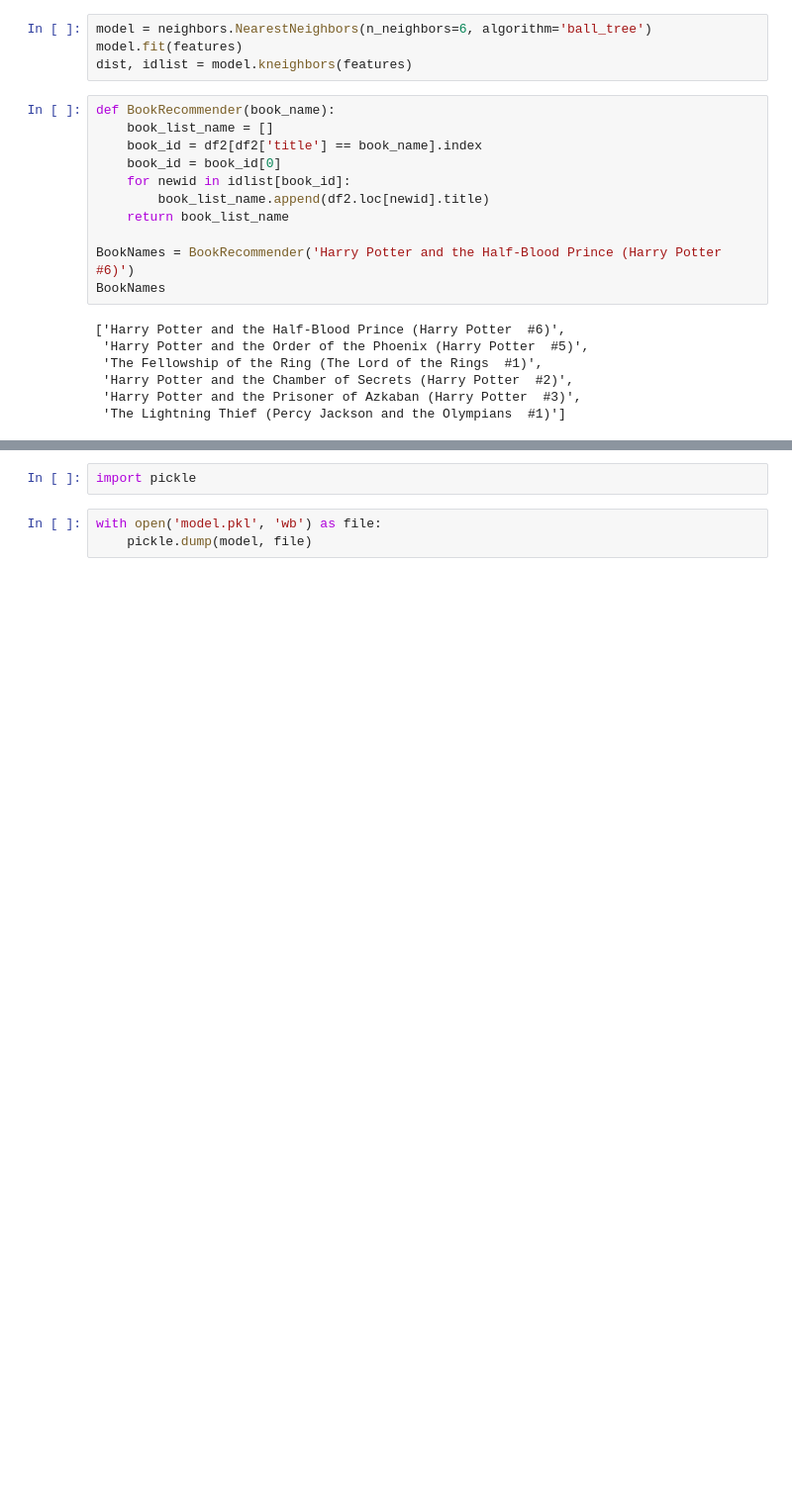
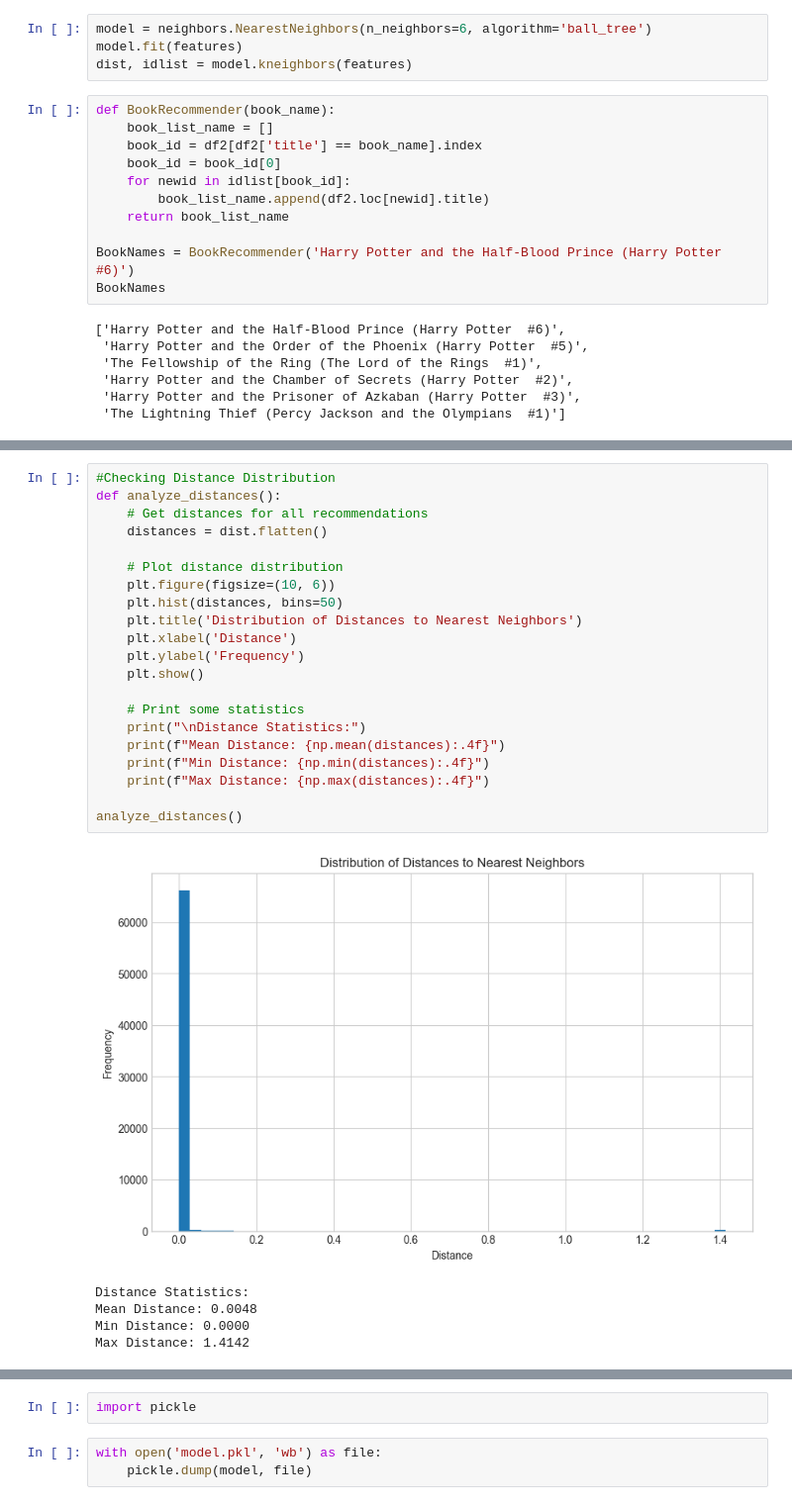
Before and after one commit to akshargrover/Book-Recommendation-System, a Jupyter notebook: Book_recommendation_system.ipynb, the cells around one changed output, grey strips where cells are left out. Shown: that part at 99% size. Drawn from its saved outputs; the diff is of its cells as text; blank space fills up the shorter version.

```diff
--- a/Book_recommendation_system.ipynb
+++ b/Book_recommendation_system.ipynb
@@ -224,0 +340,27 @@ BookNames
+# %%
+#Checking Distance Distribution
+def analyze_distances():
+    # Get distances for all recommendations
+    distances = dist.flatten()
+
+    # Plot distance distribution
+    plt.figure(figsize=(10, 6))
+    plt.hist(distances, bins=50)
+    plt.title('Distribution of Distances to Nearest Neighbors')
+    plt.xlabel('Distance')
+    plt.ylabel('Frequency')
+    plt.show()
+
+    # Print some statistics
+    print("\nDistance Statistics:")
+    print(f"Mean Distance: {np.mean(distances):.4f}")
+    print(f"Min Distance: {np.min(distances):.4f}")
+    print(f"Max Distance: {np.max(distances):.4f}")
+
+analyze_distances()
+# %% [output]
+[figure, added]
+Distance Statistics:
+Mean Distance: 0.0048
+Min Distance: 0.0000
+Max Distance: 1.4142
```
Also changed, not shown: parts of 5 cells of this notebook.
